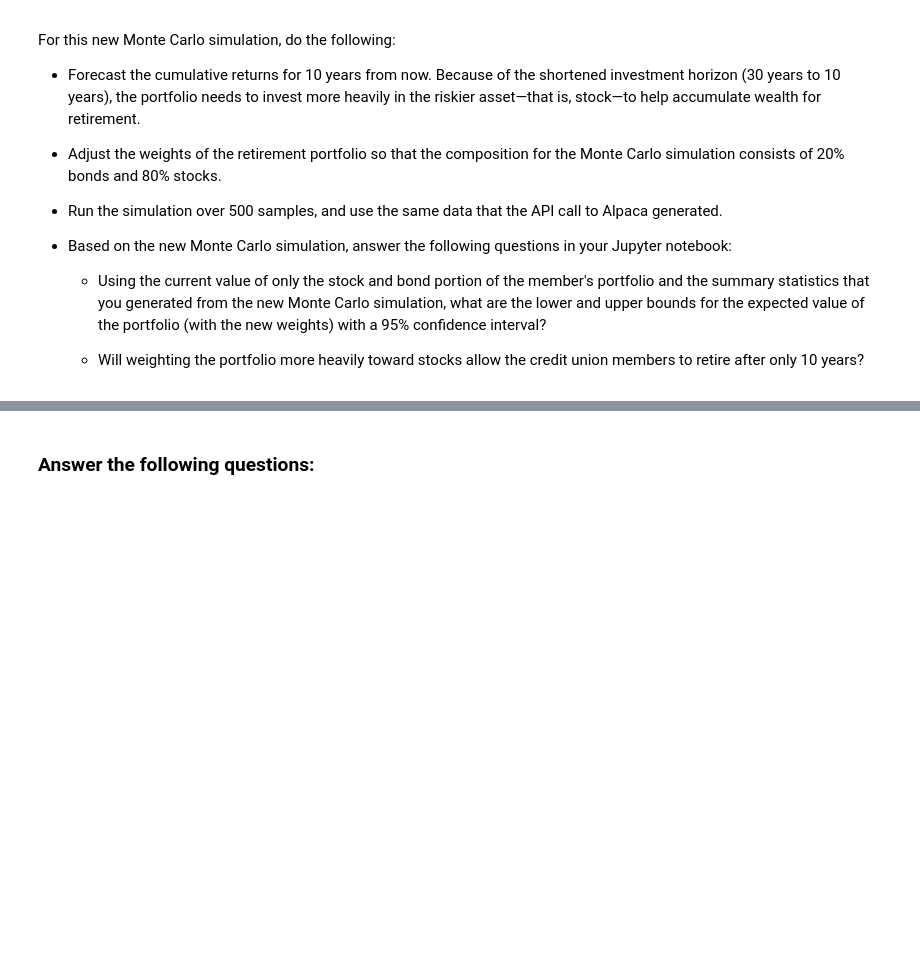
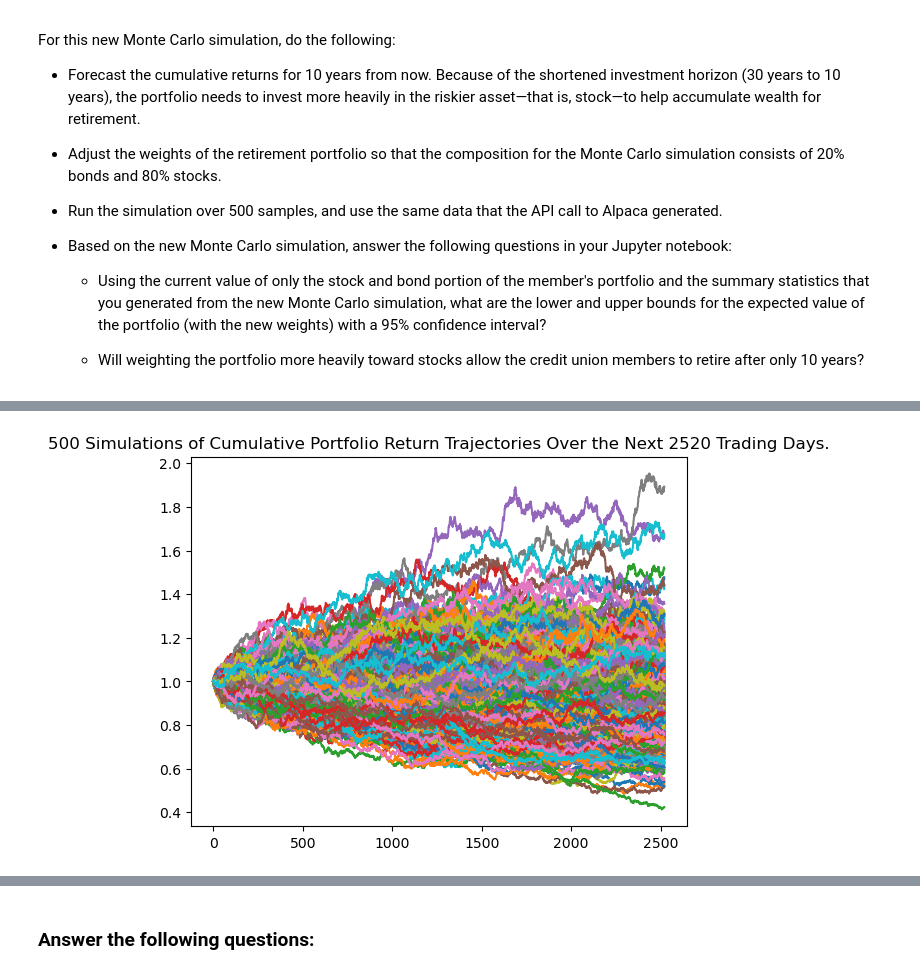
Before and after one commit to Tmccoy22/credit_union_planner, a Jupyter notebook: financial_planning_tools.ipynb, the cells around one changed output, grey strips where cells are left out. Drawn from its saved outputs; the diff is of its cells as text; code cells hidden in the pictures; blank space fills up the shorter version.

```diff
--- a/financial_planning_tools.ipynb
+++ b/financial_planning_tools.ipynb
@@ -520,7 +620,12 @@ For this new Monte Carlo simulation, do the following:
 # Configure a Monte Carlo simulation to forecast 10 years cumulative returns
 # The weights should be split 20% to AGG and 80% to SPY.
 # Run 500 samples.
-# YOUR CODE HERE
+MC_ten_year = MCSimulation(
+    portfolio_data = historical_data_df,
+    weights = [.20,.80],
+    num_simulation = 500,
+    num_trading_days = 252*10
+)
 
 # Review the simulation input data
-# YOUR CODE HERE
+MC_ten_year.portfolio_data
@@ -530,7 +693,9 @@ For this new Monte Carlo simulation, do the following:
 # %%
 # Visualize the 10-year Monte Carlo simulation by creating an
 # overlay line plot
-# YOUR CODE HERE
+line_plot_ten = MC_ten_year.plot_simulation()
+# %% [output]
+[figure, added]
 # %%
 # Visualize the probability distribution of the 10-year Monte Carlo simulation
 # by plotting a histogram
```
Also changed, not shown: parts of 28 cells of this notebook.
